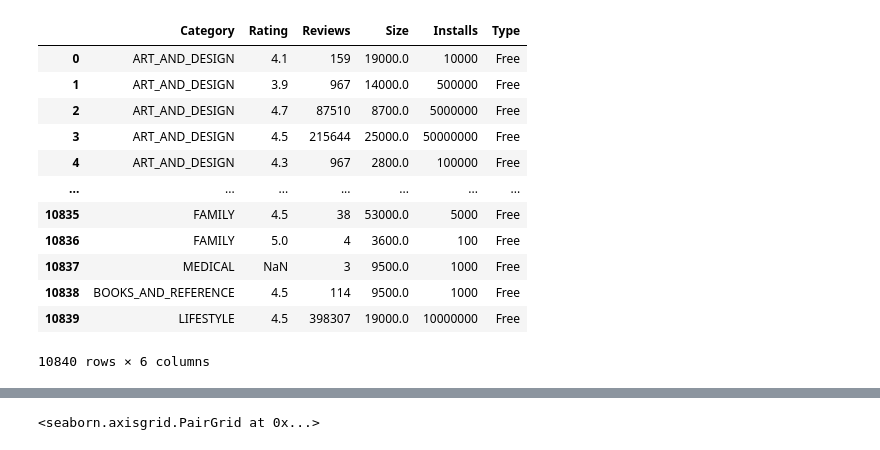
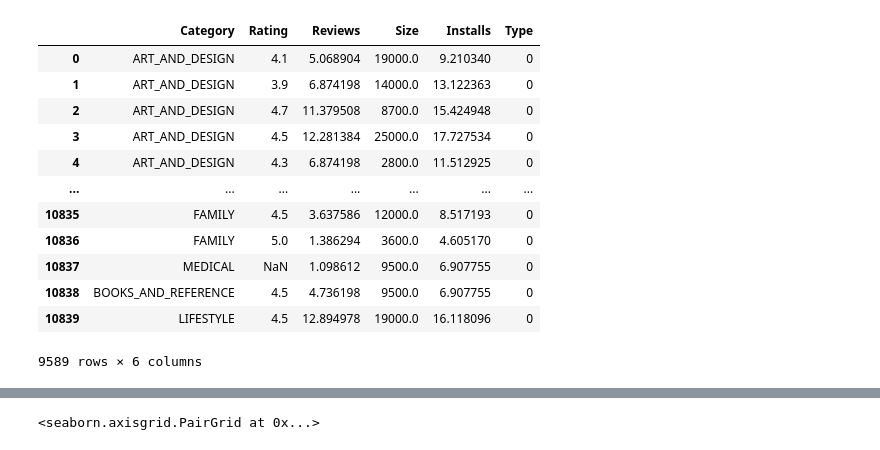
Before and after one commit to Mischomei/GooglePlay, a Jupyter notebook: googleplaystoretest.ipynb, the cells around one changed output, grey strips where cells are left out. Saved outputs shown, nothing was run; the diff lists cells and outputs as text; code cells hidden in the pictures.

Commit message:
Preprocessing class ready ?

```diff
--- a/googleplaystoretest.ipynb
+++ b/googleplaystoretest.ipynb
@@ -15,49 +15,58 @@ def getinstalls(x):
 class Preprocessing():
     def __init__(self, data):
         self.data = data
 
     def dropjunk(self):
-        data = self.data.drop(["App", "Current Ver", "Last Updated", "Android Ver", "Price", "Content Rating", "Genres"], axis=1)
-
+        self.data = self.data.drop(["App", "Current Ver", "Last Updated", "Android Ver", "Price", "Content Rating", "Genres"], axis=1)
 
     def getinstalls(self):
         self.data["Installs"] = self.data["Installs"].apply(lambda a: "".join(re.findall(r".*[^+]", a)[0].split(",")))
         self.data["Installs"] = pd.to_numeric(self.data["Installs"])
-
 
     def sizefunc(self):
         self.data["Size"] = self.data["Size"].apply(lambda size: float(size[:-1])*1000 if 'M' in size else (float(size[:-1]) if 'k' in size else None))
         self.data.Size.fillna(method = 'ffill', inplace = True)
 
     def outlayers(self, field):
         distance = 1.5 * (np.percentile(self.data[field], 75) - np.percentile(self.data[field], 25))
         self.data.drop(self.data[self.data[field] > distance + np.percentile(self.data[field], 75)].index, inplace=True)
         self.data.drop(self.data[self.data[field] < np.percentile(self.data[field], 25) - distance].index, inplace=True)
 
     def pricer(self):
         self.data["Type"] = self.data["Type"].map(lambda price: 0 if price=="Free" else 1)
 
     def cleaner(self):
         pass
 
-    def logout(self, field):
-        pass
+    def preprocess(self):
+        self.dropjunk()
+        self.getinstalls()
+        self.sizefunc()
+        self.outlayers("Size")
+        self.data.Installs = np.log(self.data.Installs)
+        self.outlayers("Installs")
+        self.data.loc[self.data.Installs <= 4, ["Installs"]] = self.data.Installs.median()
+        self.data.loc[self.data.Size > 50000, "Size"] = self.data.Size.median()
+        self.data.Reviews = np.log(self.data.Reviews)
+        self.outlayers("Reviews")
+        self.pricer()
+        return self.data
 
 preproc = Preprocessing(data)
-preproc.getinstalls()
-preproc.sizefunc()
+data = preproc.preprocess()
+
 data
 # %% [output]
 |  | Category | Rating | Reviews | Size | Installs | Type |
-| 0 | ART_AND_DESIGN | 4.1 | 159 | 19000.0 | 10000 | Free |
-| 1 | ART_AND_DESIGN | 3.9 | 967 | 14000.0 | 500000 | Free |
-| 2 | ART_AND_DESIGN | 4.7 | 87510 | 8700.0 | 5000000 | Free |
-| 3 | ART_AND_DESIGN | 4.5 | 215644 | 25000.0 | 50000000 | Free |
-| 4 | ART_AND_DESIGN | 4.3 | 967 | 2800.0 | 100000 | Free |
+| 0 | ART_AND_DESIGN | 4.1 | 5.068904 | 19000.0 | 9.210340 | 0 |
+| 1 | ART_AND_DESIGN | 3.9 | 6.874198 | 14000.0 | 13.122363 | 0 |
+| 2 | ART_AND_DESIGN | 4.7 | 11.379508 | 8700.0 | 15.424948 | 0 |
+| 3 | ART_AND_DESIGN | 4.5 | 12.281384 | 25000.0 | 17.727534 | 0 |
+| 4 | ART_AND_DESIGN | 4.3 | 6.874198 | 2800.0 | 11.512925 | 0 |
 | ... | ... | ... | ... | ... | ... | ... |
-| 10835 | FAMILY | 4.5 | 38 | 53000.0 | 5000 | Free |
-| 10836 | FAMILY | 5.0 | 4 | 3600.0 | 100 | Free |
-| 10837 | MEDICAL | NaN | 3 | 9500.0 | 1000 | Free |
-| 10838 | BOOKS_AND_REFERENCE | 4.5 | 114 | 9500.0 | 1000 | Free |
-| 10839 | LIFESTYLE | 4.5 | 398307 | 19000.0 | 10000000 | Free |
+| 10835 | FAMILY | 4.5 | 3.637586 | 12000.0 | 8.517193 | 0 |
+| 10836 | FAMILY | 5.0 | 1.386294 | 3600.0 | 4.605170 | 0 |
+| 10837 | MEDICAL | NaN | 1.098612 | 9500.0 | 6.907755 | 0 |
+| 10838 | BOOKS_AND_REFERENCE | 4.5 | 4.736198 | 9500.0 | 6.907755 | 0 |
+| 10839 | LIFESTYLE | 4.5 | 12.894978 | 19000.0 | 16.118096 | 0 |
-10840 rows × 6 columns
+9589 rows × 6 columns
```
Also changed, not shown: parts of 14 cells of this notebook.
